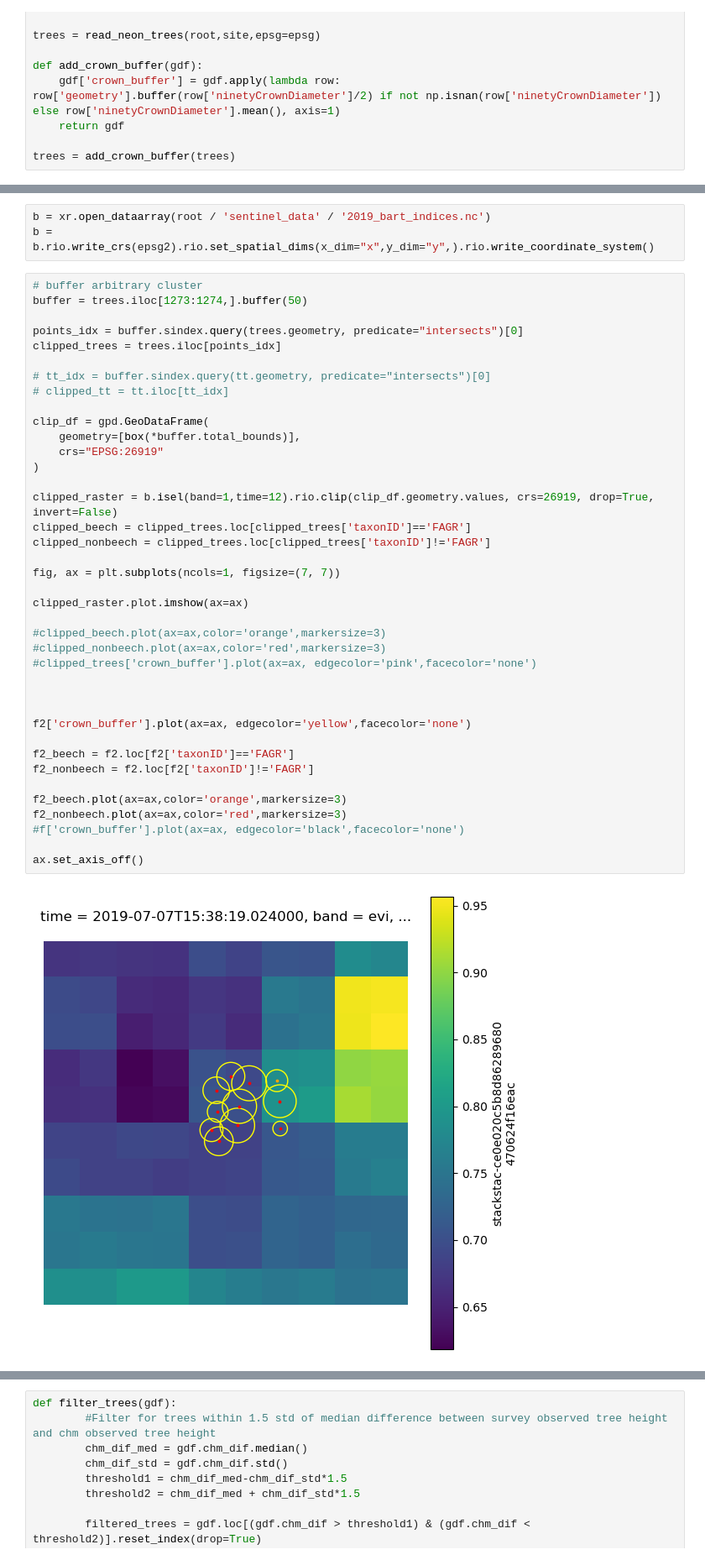
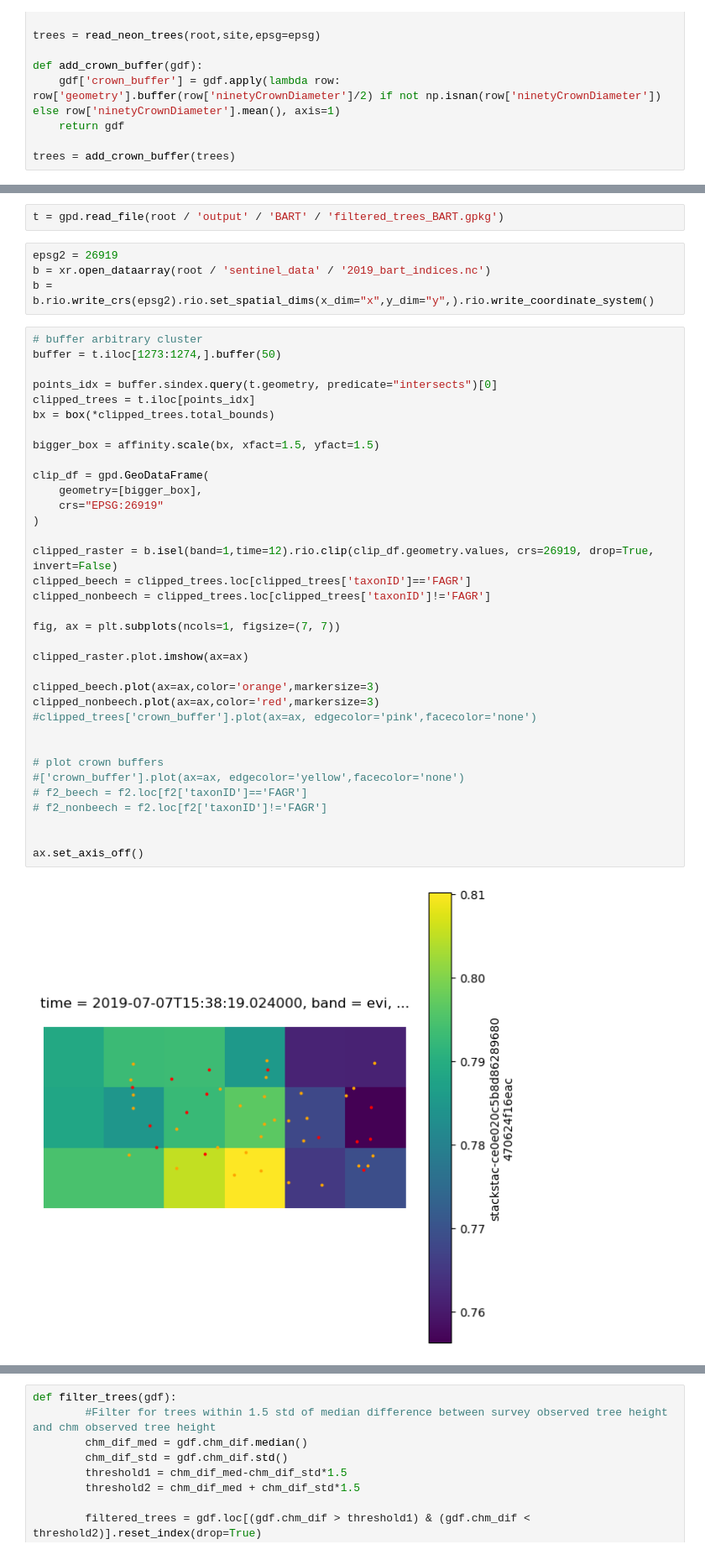
Before and after one commit to rosehanuy/beech-catskills, a Jupyter notebook: neon_treetops.ipynb, the cells around one changed output, grey strips where cells are left out. Shown at 84% size. Cells and saved outputs as stored; diff of their text form.

```diff
--- a/neon_treetops.ipynb
+++ b/neon_treetops.ipynb
@@ -109,44 +113,43 @@ trees = add_crown_buffer(trees)
+# %%
+t = gpd.read_file(root / 'output' / 'BART' / 'filtered_trees_BART.gpkg')
 # %%
+epsg2 = 26919
 b = xr.open_dataarray(root / 'sentinel_data' / '2019_bart_indices.nc')
 b = b.rio.write_crs(epsg2).rio.set_spatial_dims(x_dim="x",y_dim="y",).rio.write_coordinate_system()
 # %%
 # buffer arbitrary cluster
-buffer = trees.iloc[1273:1274,].buffer(50)
+buffer = t.iloc[1273:1274,].buffer(50)
 
-points_idx = buffer.sindex.query(trees.geometry, predicate="intersects")[0]
-clipped_trees = trees.iloc[points_idx]
+points_idx = buffer.sindex.query(t.geometry, predicate="intersects")[0]
+clipped_trees = t.iloc[points_idx]
+bx = box(*clipped_trees.total_bounds)
 
-# tt_idx = buffer.sindex.query(tt.geometry, predicate="intersects")[0]
-# clipped_tt = tt.iloc[tt_idx]
+bigger_box = affinity.scale(bx, xfact=1.5, yfact=1.5)
 
 clip_df = gpd.GeoDataFrame(
-    geometry=[box(*buffer.total_bounds)],
+    geometry=[bigger_box],
     crs="EPSG:26919"
 )
 
 clipped_raster = b.isel(band=1,time=12).rio.clip(clip_df.geometry.values, crs=26919, drop=True, invert=False)
 clipped_beech = clipped_trees.loc[clipped_trees['taxonID']=='FAGR']
 clipped_nonbeech = clipped_trees.loc[clipped_trees['taxonID']!='FAGR']
 
 fig, ax = plt.subplots(ncols=1, figsize=(7, 7))
 
 clipped_raster.plot.imshow(ax=ax)
 
-#clipped_beech.plot(ax=ax,color='orange',markersize=3)
-#clipped_nonbeech.plot(ax=ax,color='red',markersize=3)
+clipped_beech.plot(ax=ax,color='orange',markersize=3)
+clipped_nonbeech.plot(ax=ax,color='red',markersize=3)
 #clipped_trees['crown_buffer'].plot(ax=ax, edgecolor='pink',facecolor='none')
 
 
+# plot crown buffers
+#['crown_buffer'].plot(ax=ax, edgecolor='yellow',facecolor='none')
+# f2_beech = f2.loc[f2['taxonID']=='FAGR']
+# f2_nonbeech = f2.loc[f2['taxonID']!='FAGR']
 
-f2['crown_buffer'].plot(ax=ax, edgecolor='yellow',facecolor='none')
-
-f2_beech = f2.loc[f2['taxonID']=='FAGR']
-f2_nonbeech = f2.loc[f2['taxonID']!='FAGR']
-
-f2_beech.plot(ax=ax,color='orange',markersize=3)
-f2_nonbeech.plot(ax=ax,color='red',markersize=3)
-#f['crown_buffer'].plot(ax=ax, edgecolor='black',facecolor='none')
 
 ax.set_axis_off()
 # %% [output]
-[figure, old version]
+[figure, new version]
```
Also changed, not shown: parts of 7 cells of this notebook, 1 other file.
